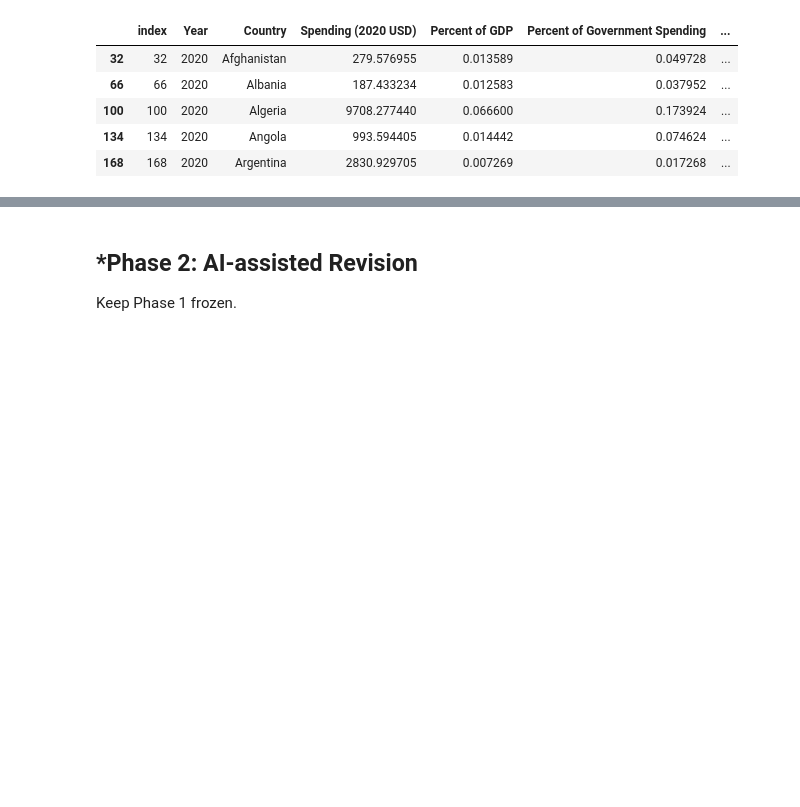
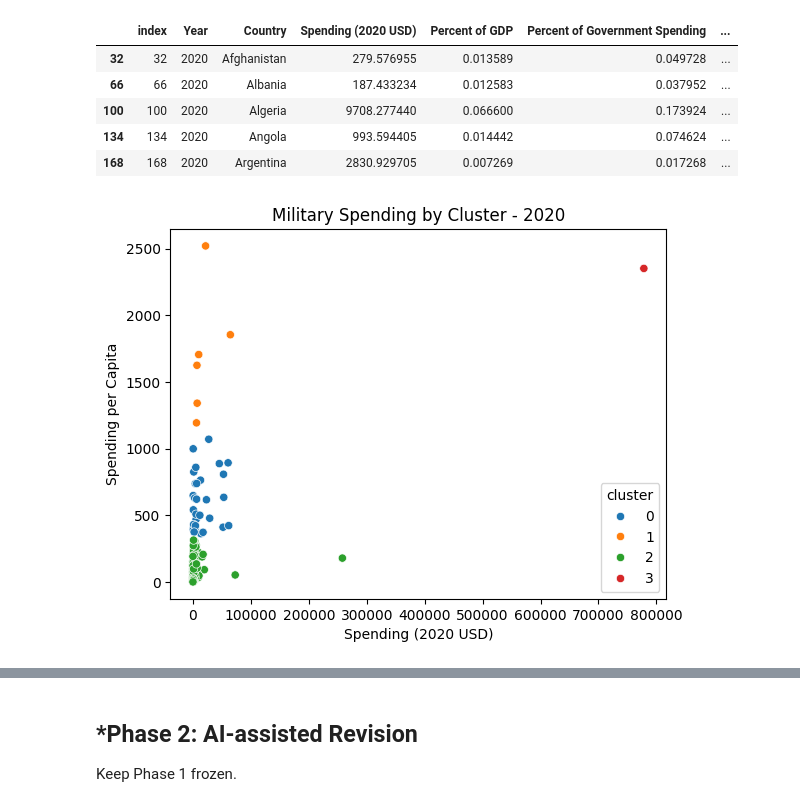
Before and after one commit to raffaellaalpaca-ai/A04-clustering, a Jupyter notebook: notebook.ipynb, the cells around one changed output, grey strips where cells are left out. Drawn from its saved outputs; the diff is of its cells as text; code cells hidden in the pictures; blank space fills up the shorter version.

```diff
--- a/notebook.ipynb
+++ b/notebook.ipynb
@@ -309,3 +309,17 @@ df2020.head()
 | 100 | 100 | 2020 | Algeria | 9708.277440 | 0.066600 | 0.173924 | ... |
 | 134 | 134 | 2020 | Angola | 993.594405 | 0.014442 | 0.074624 | ... |
 | 168 | 168 | 2020 | Argentina | 2830.929705 | 0.007269 | 0.017268 | ... |
+# %%
+#Scatterplot coloredd by cluster
+sns.scatterplot(
+    data=df2020,
+    x='Spending (2020 USD)',
+    y='Spending per Capita',
+    hue='cluster',
+    palette='tab10'
+)
+
+plt.title('Military Spending by Cluster - 2020')
+plt.show()
+# %% [output]
+[figure, added]
```
Also changed, not shown: parts of 1 cell of this notebook.
